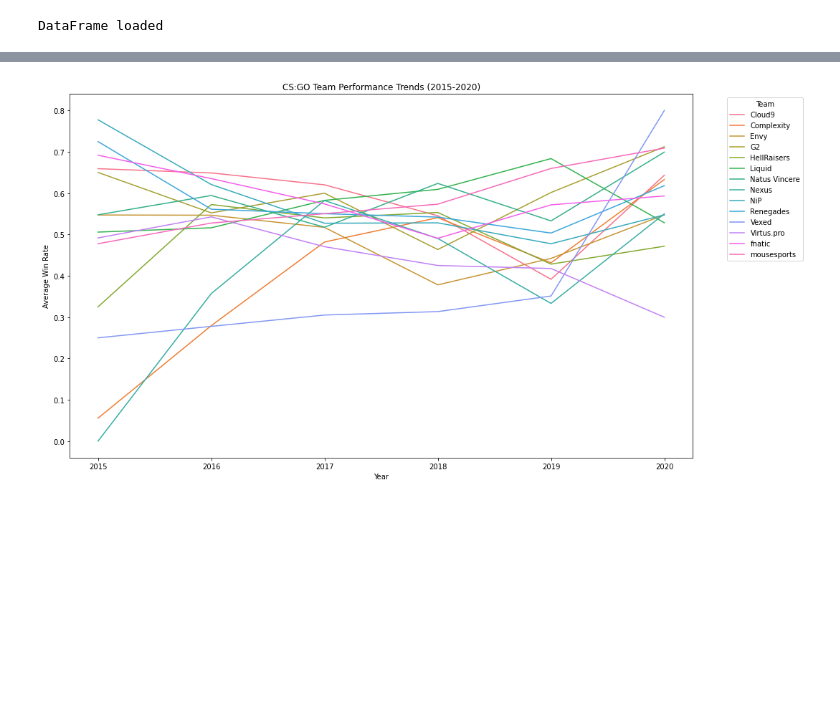
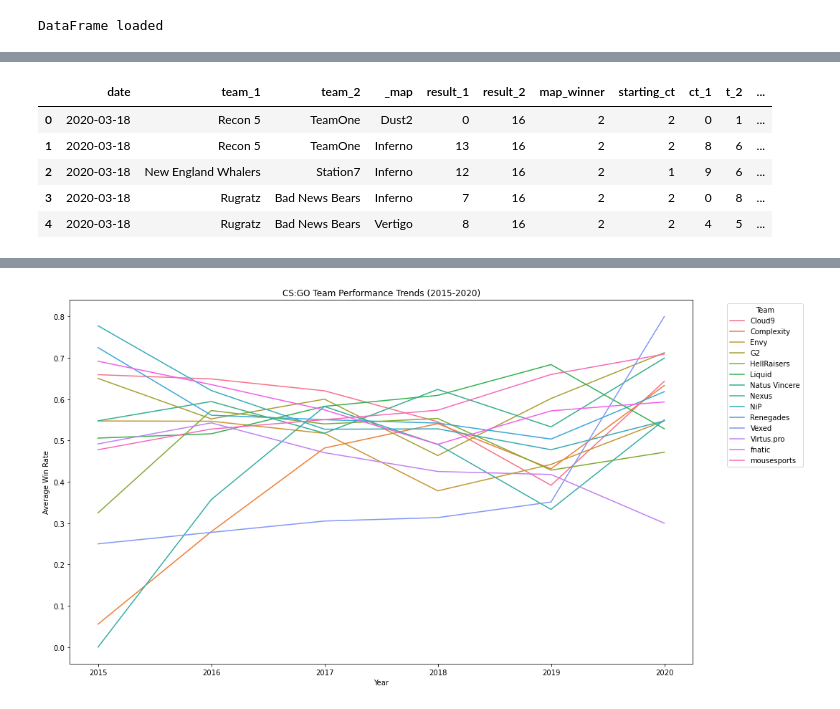
Before and after one commit to saeculumx/DataScienceTool_F23, a Jupyter notebook: project.ipynb, the cells around one changed output, grey strips where cells are left out. Saved outputs shown, nothing was run; the diff lists cells and outputs as text; code cells hidden in the pictures; blank space fills up the shorter version.

```diff
--- a/project.ipynb
+++ b/project.ipynb
@@ -16,0 +55,9 @@ DataFrame loaded
+# %%
+df_match.head()
+# %% [output]
+|  | date | team_1 | team_2 | _map | result_1 | result_2 | map_winner | starting_ct | ct_1 | t_2 | ... |
+| 0 | 2020-03-18 | Recon 5 | TeamOne | Dust2 | 0 | 16 | 2 | 2 | 0 | 1 | ... |
+| 1 | 2020-03-18 | Recon 5 | TeamOne | Inferno | 13 | 16 | 2 | 2 | 8 | 6 | ... |
+| 2 | 2020-03-18 | New England Whalers | Station7 | Inferno | 12 | 16 | 2 | 1 | 9 | 6 | ... |
+| 3 | 2020-03-18 | Rugratz | Bad News Bears | Inferno | 7 | 16 | 2 | 2 | 0 | 8 | ... |
+| 4 | 2020-03-18 | Rugratz | Bad News Bears | Vertigo | 8 | 16 | 2 | 2 | 4 | 5 | ... |
```
Also changed, not shown: parts of 11 cells of this notebook.
